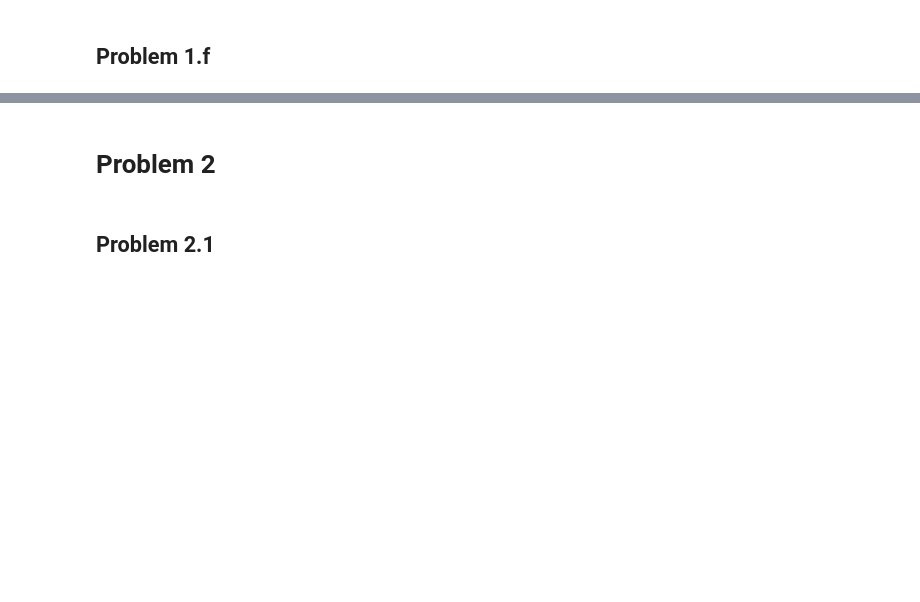
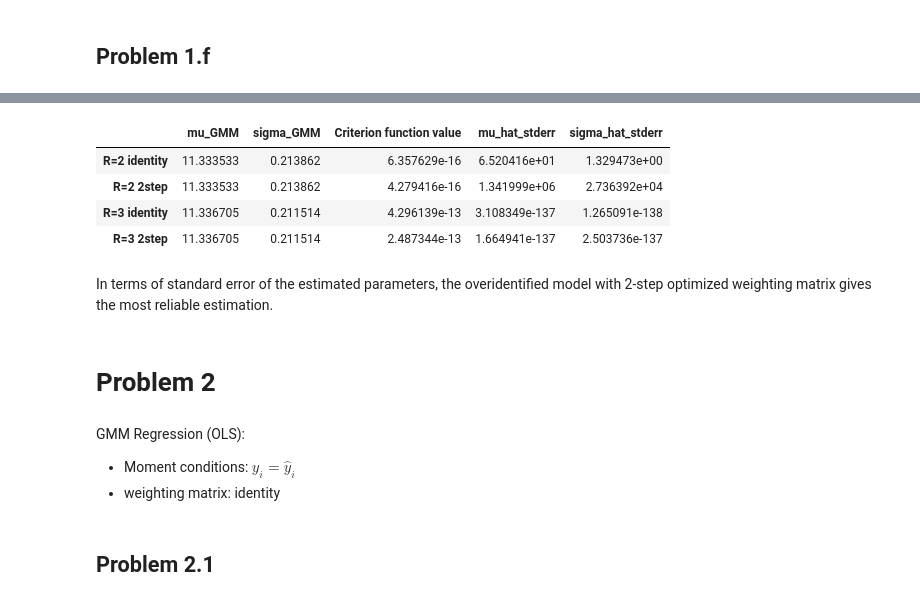
Before and after one commit to luxin-tian/persp-model-econ_w20, a Jupyter notebook: ProblemSets/PS5/PS5_answer.ipynb, the cells around one changed output, grey strips where cells are left out. Cells and saved outputs as stored; diff of their text form; code cells hidden in the pictures; blank space fills up the shorter version.

```diff
--- a/ProblemSets/PS5/PS5_answer.ipynb
+++ b/ProblemSets/PS5/PS5_answer.ipynb
@@ -574,0 +635,10 @@ The 2-step GMM model that uses 2 moment conditions has the smallest value of the
+# %%
+print('Moment condition: mu, var\nWeighting matrix: 2-step\n')
+print('Estimated parameters: ', mu_GMM2_2, sig_GMM2_2)
+N = incomes.shape[0]
+d_err2 = Jac_err2(incomes, mu_GMM2_2, sig_GMM2_2, 0.0, 450.0, True)
+SigHatSqr2_2 = (1 / N) * lin.inv(d_err2.T @ W_hat2_2 @ d_err2)
+print('Variance-covariance matrix of the estimated parameters: ')
+print(SigHatSqr2_2)
+print('Std. err. mu_hat=', np.sqrt(SigHatSqr2_2[0, 0]))
+print('Std. err. sig_hat=', np.sqrt(SigHatSqr2_2[1, 1]))
@@ -574,0 +655,10 @@ The 2-step GMM model that uses 2 moment conditions has the smallest value of the
+# %%
+print('Moment condition: percentages\nWeighting matrix: identity\n')
+print('Estimated parameters: ', mu_GMM1_3, sig_GMM1_3)
+N = incomes.shape[0]
+d_err3 = Jac_err3(incomes, mu_GMM1_3, sig_GMM1_3, 0.0, 450.0, False)
+SigHatSqr1_3 = (1 / N) * lin.inv(d_err3.T @ W_hat1_3 @ d_err3)
+print('Variance-covariance matrix of the estimated parameters: ')
+print(SigHatSqr1_3)
+print('Std. err. mu_hat=', np.sqrt(SigHatSqr1_3[0, 0]))
+print('Std. err. sigma_hat=', np.sqrt(SigHatSqr1_3[1, 1]))
@@ -574,0 +675,10 @@ The 2-step GMM model that uses 2 moment conditions has the smallest value of the
+# %%
+print('Moment condition: percentages\nWeighting matrix: 2-step\n')
+print('Estimated parameters: ', mu_GMM2_3, sig_GMM2_3)
+N = incomes.shape[0]
+d_err3 = Jac_err3(incomes, mu_GMM2_3, sig_GMM2_3, 0.0, 450.0, False)
+SigHatSqr2_3 = (1 / N) * lin.inv(d_err3.T @ W_hat2_3 @ d_err3)
+print('Variance-covariance matrix of the estimated parameters: ')
+print(SigHatSqr2_3)
+print('Std. err. mu_hat=', np.sqrt(SigHatSqr2_3[0, 0]))
+print('Std. err. sigma_hat=', np.sqrt(SigHatSqr2_3[1, 1]))
@@ -575,5 +695,33 @@ The 2-step GMM model that uses 2 moment conditions has the smallest value of the
+# %%
+# Compare the standard errors
+mu_GMM_list = [mu_GMM1_2, mu_GMM2_2, mu_GMM1_3, mu_GMM2_3]
+sig_GMM_list = [sig_GMM1_2, sig_GMM2_2, sig_GMM1_3, sig_GMM2_3]
+mu_stderr_list = [np.sqrt(SigHatSqr1_2[0, 0]), np.sqrt(SigHatSqr2_2[0, 0]), np.sqrt(SigHatSqr1_3[0, 0]), np.sqrt(SigHatSqr2_3[0, 0])]
+sig_stderr_list = [np.sqrt(SigHatSqr1_2[1, 1]), np.sqrt(SigHatSqr2_2[1, 1]), np.sqrt(SigHatSqr1_3[1, 1]), np.sqrt(SigHatSqr2_3[1, 1])]
+pd.DataFrame(data={"mu_GMM": mu_GMM_list,
+                   "sigma_GMM": sig_GMM_list,
+                   "Criterion function value": fun_list,
+                   "mu_hat_stderr": mu_stderr_list,
+                   "sigma_hat_stderr": sig_stderr_list},
+             index=['R=2 identity',
+                    'R=2 2step',
+                    'R=3 identity',
+                    'R=3 2step']).astype(float)
+# %% [output]
+|  | mu_GMM | sigma_GMM | Criterion function value | mu_hat_stderr | sigma_hat_stderr |
+| R=2 identity | 11.333533 | 0.213862 | 6.357629e-16 | 6.520416e+01 | 1.329473e+00 |
+| R=2 2step | 11.333533 | 0.213862 | 4.279416e-16 | 1.341999e+06 | 2.736392e+04 |
+| R=3 identity | 11.336705 | 0.211514 | 4.296139e-13 | 3.108349e-137 | 1.265091e-138 |
+| R=3 2step | 11.336705 | 0.211514 | 2.487344e-13 | 1.664941e-137 | 2.503736e-137 |
+# %% [markdown]
+In terms of standard error of the estimated parameters, the overidentified model with 2-step optimized weighting matrix gives the most reliable estimation.
 # %% [markdown]
 # Problem 2
+# %% [markdown]
+GMM Regression (OLS):
+
+- Moment conditions: $ y_i = \hat{y}_i $
+- weighting matrix: identity
 # %% [markdown]
 ## Problem 2.1
 # %%
```
Also changed, not shown: parts of 23 cells of this notebook.
